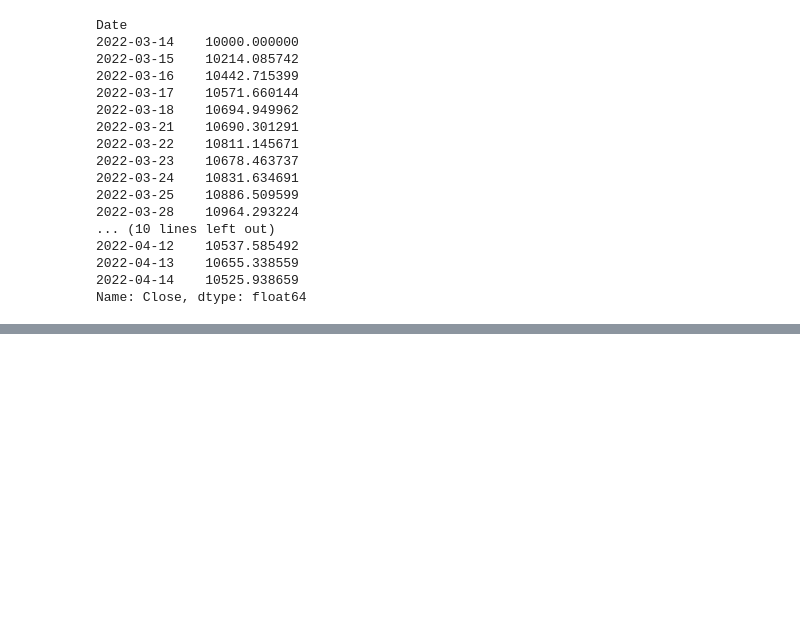
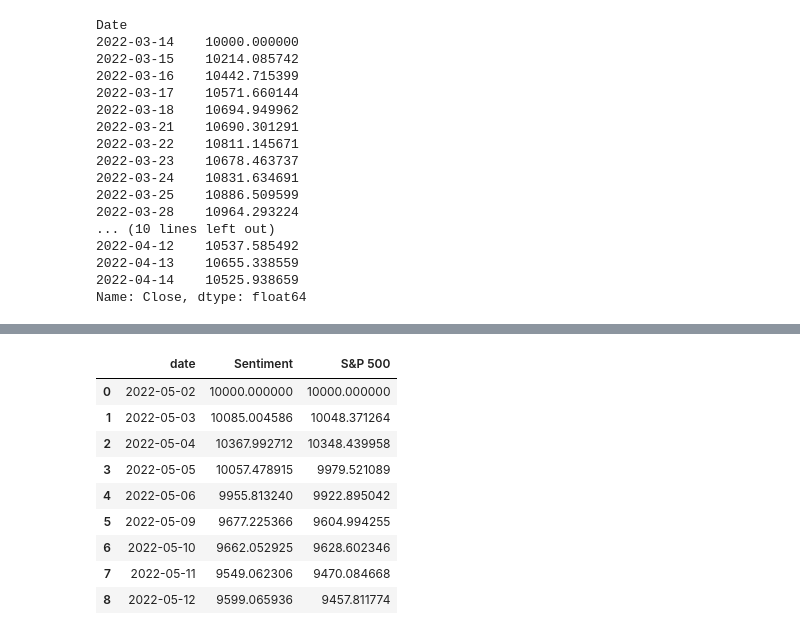
Before and after one commit to AndreasPalmgren/twitter-sentiment, a Jupyter notebook: stock_data.ipynb, the cells around one changed output, grey strips where cells are left out. Drawn from its saved outputs; the diff is of its cells as text; code cells hidden in the pictures; blank space fills up the shorter version.

```diff
--- a/stock_data.ipynb
+++ b/stock_data.ipynb
@@ -182,0 +262,14 @@ axs.legend()
+# %%
+portfolios = pd.read_csv('data/portfolio_values.csv')
+portfolios
+# %% [output]
+|  | date | Sentiment | S&P 500 |
+| 0 | 2022-05-02 | 10000.000000 | 10000.000000 |
+| 1 | 2022-05-03 | 10085.004586 | 10048.371264 |
+| 2 | 2022-05-04 | 10367.992712 | 10348.439958 |
+| 3 | 2022-05-05 | 10057.478915 | 9979.521089 |
+| 4 | 2022-05-06 | 9955.813240 | 9922.895042 |
+| 5 | 2022-05-09 | 9677.225366 | 9604.994255 |
+| 6 | 2022-05-10 | 9662.052925 | 9628.602346 |
+| 7 | 2022-05-11 | 9549.062306 | 9470.084668 |
+| 8 | 2022-05-12 | 9599.065936 | 9457.811774 |
```
Also changed, not shown: parts of 25 cells of this notebook, 13 other files.
